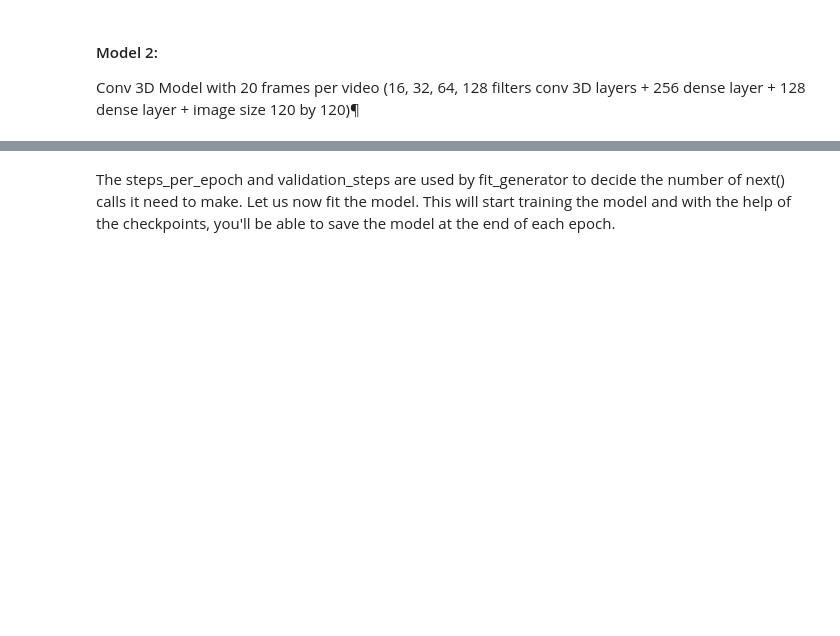
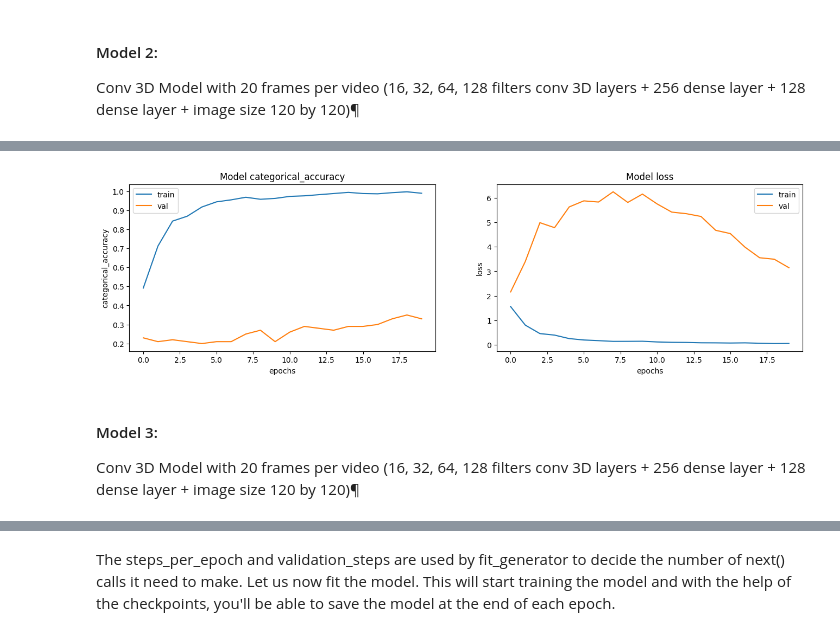
Before and after one commit to Aswani-ReddyKV/Gesture-Recognition, a Jupyter notebook: Gesture_Recognition_Project.ipynb, the cells around one changed output, grey strips where cells are left out. Cells and saved outputs as stored; diff of their text form; code cells hidden in the pictures; blank space fills up the shorter version.

```diff
--- a/Gesture_Recognition_Project.ipynb
+++ b/Gesture_Recognition_Project.ipynb
@@ -405,0 +441,18 @@ Conv 3D Model with 20 frames per video (16, 32, 64, 128 filters conv 3D layers +
+# %%
+from tensorflow.keras.callbacks import ModelCheckpoint
+
+callbacks_list = model_callbacks("model_arch1_conv3D_2")
+steps_per_epoch, validation_steps = calculate_steps(num_train_sequences, num_val_sequences, batch_size)
+
+train_generator = generator(train_path, train_doc, batch_size)
+val_generator   = generator(val_path, val_doc, batch_size)
+# %%
+history = model.fit(train_generator,
+                    steps_per_epoch=steps_per_epoch,
+                    epochs=num_epochs,
+                    verbose=1,
+                    callbacks=callbacks_list,
+                    validation_data=val_generator,
+                    validation_steps=validation_steps,
+                    class_weight=None,
+                    initial_epoch=0)
@@ -405,0 +477,7 @@ Conv 3D Model with 20 frames per video (16, 32, 64, 128 filters conv 3D layers +
+# %%
+plot_history(history)
+# %% [output]
+[figure, added]
+# %% [markdown]
+#### Model 3:
+Conv 3D Model with 20 frames per video (16, 32, 64, 128 filters conv 3D layers + 256 dense layer + 128 dense layer + image size 120 by 120)¶
```
Also changed, not shown: parts of 30 cells of this notebook.
